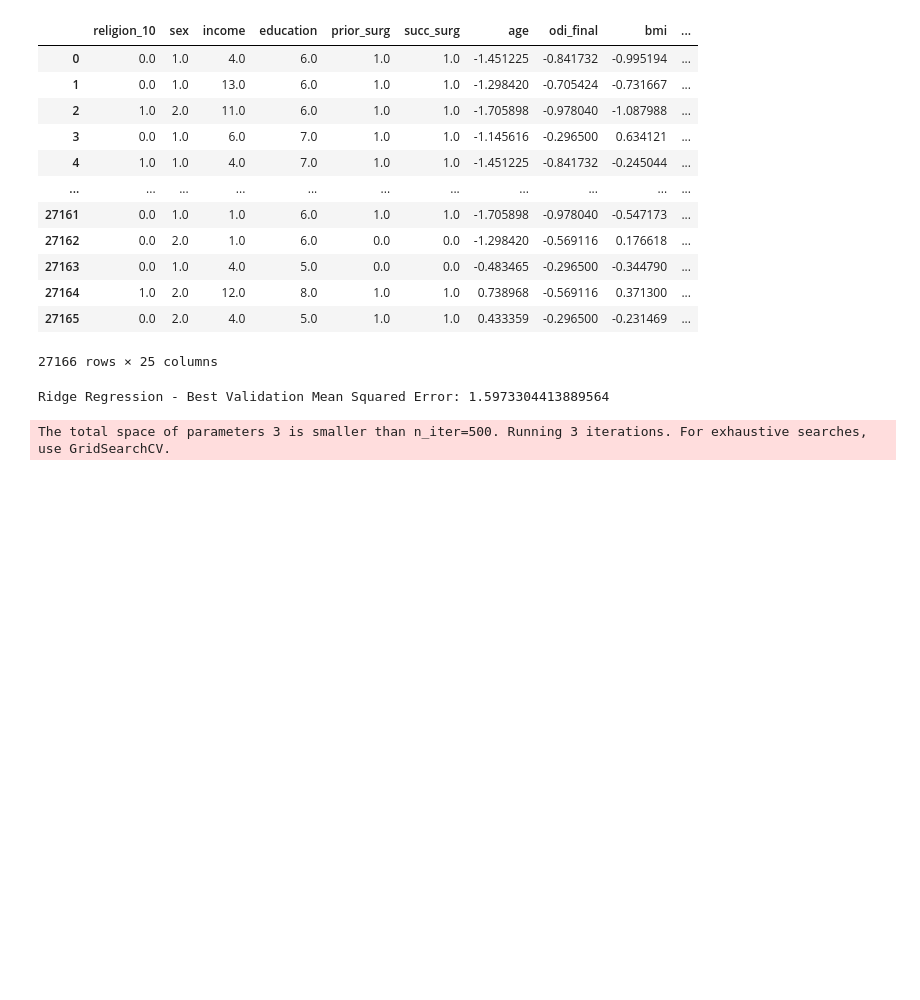
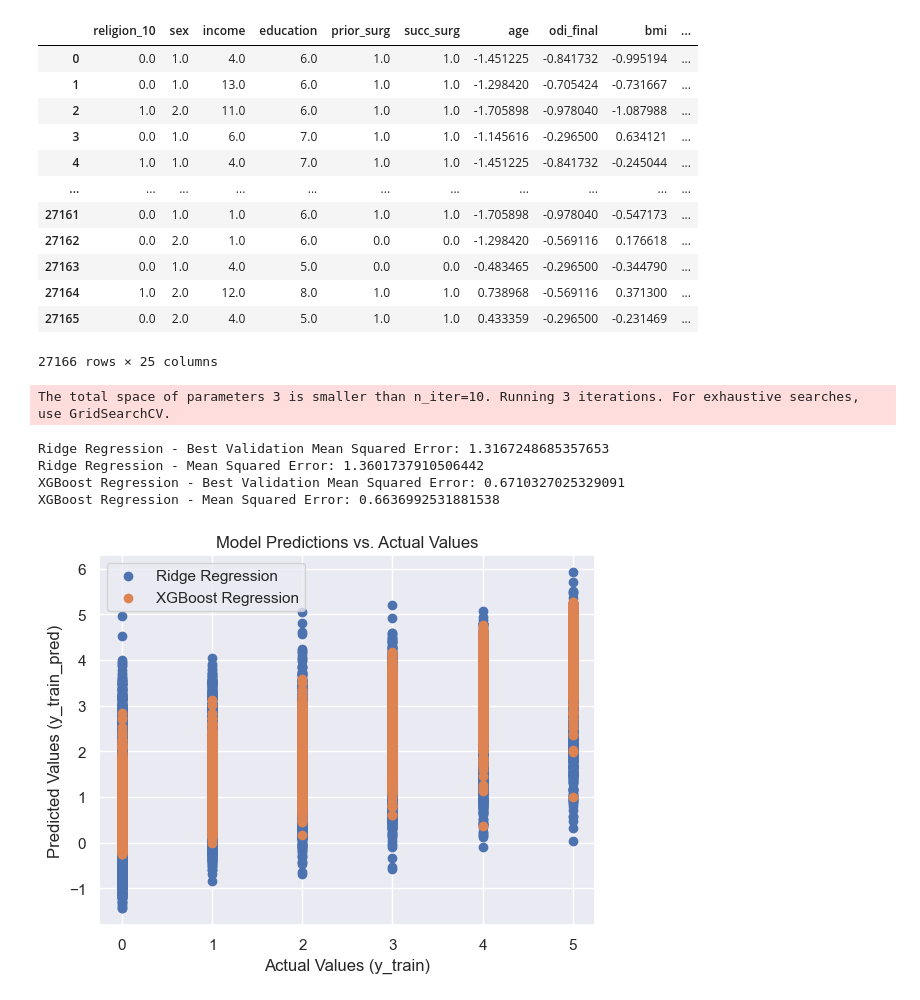
Before and after one commit to evanyfyip/vm-spinal-risk, a Jupyter notebook: vm-spinal-risk/notebooks/step2_ml_pipeline_choice_model.ipynb, the cells around one changed output. Saved outputs shown, nothing was run; the diff lists cells and outputs as text; code cells hidden in the pictures; blank space fills up the shorter version.

Commit message:
Updated ML choice model

```diff
--- a/vm-spinal-risk/notebooks/step2_ml_pipeline_choice_model.ipynb
+++ b/vm-spinal-risk/notebooks/step2_ml_pipeline_choice_model.ipynb
@@ -127,9 +128,9 @@ X_train, X_test, y_train, y_test = train_test_split(X, y, test_size=0.2, random_
 # %%
 # Define models
 models = {
-    # 'Ridge Regression': Ridge(),
-    'Random Forest Regression': RandomForestRegressor(),
-    # 'XGBoost Regression': XGBRegressor(),
+    'Ridge Regression': Ridge(),
+    # 'Random Forest Regression': RandomForestRegressor(),
+    'XGBoost Regression': XGBRegressor()
     # 'SVM Regression': SVR()
 }
 
@@ -137,7 +138,7 @@ models = {
 param_grids = {
     'Random Forest Regression': {
         'n_estimators': [100, 200, 300],
-        'max_depth': [None, 10, 20],
+        'max_depth': [5, 10, 20],
         'min_samples_split': [2, 5, 10]
     },
     'XGBoost Regression': {
@@ -159,23 +160,28 @@ param_grids = {
     }
 }
 SEARCH_METHOD = 'random'
+degree = 2
+
 # Perform hyperparameter tuning and model training
 predictions = {}
 train_predictions = {}
 best_models = {}
+best_params = {}
 for model_name, model in models.items():
     if model_name in param_grids:
         if SEARCH_METHOD == 'grid':
             # Perform hyperparameter tuning
             grid_search = GridSearchCV(model, param_grids[model_name], cv=6, scoring='neg_mean_squared_error')
             pipeline = Pipeline([
+                ('poly', PolynomialFeatures(degree=degree)),
                 ('grid_search', grid_search)
             ])
         else:
             # Perform hyperparameter tuning using RandomizedSearchCV
-            randomized_search = RandomizedSearchCV(model, param_grids[model_name], n_iter=500,
-                                                   cv=10, scoring='neg_mean_squared_error', random_state=42)
+            randomized_search = RandomizedSearchCV(model, param_grids[model_name], n_iter=10, cv=10, n_jobs=-1,
+                                                   scoring='neg_mean_squared_error', random_state=42)
             pipeline = Pipeline([
+                ('poly', PolynomialFeatures(degree=degree)),
                 ('randomized_search', randomized_search)
             ])
     else:
@@ -183,25 +189,29 @@ for model_name, model in models.items():
         pipeline = Pipeline([
             ('model', model)
         ])
-
     pipeline.fit(X_train, y_train)
     y_train_pred = pipeline.predict(X_train)
 
     # Accessing the best validation score
     if SEARCH_METHOD == 'grid':
         best_validation_score = grid_search.best_score_
+        best_params[model_name] = grid_search.best_params_
     else:
         best_validation_score = randomized_search.best_score_
+        best_params[model_name] = randomized_search.best_params_
     best_validation_mse = abs(best_validation_score)  # Convert to positive MSE
 
     print(f'{model_name} - Best Validation Mean Squared Error: {best_validation_mse}')
 
-    # y_pred = pipeline.predict(X_test)
-    # mse = mean_squared_error(y_test, y_pred)
-    # print(f'{model_name} - Mean Squared Error: {mse}')
-    # predictions[model_name] = y_pred
+    y_pred = pipeline.predict(X_test)
+    mse = mean_squared_error(y_test, y_pred)
+    print(f'{model_name} - Mean Squared Error: {mse}')
+    predictions[model_name] = y_pred
     train_predictions[model_name] = y_train_pred
     best_models[model_name] = pipeline
 # %% [output]
-Ridge Regression - Best Validation Mean Squared Error: 1.5973304413889564
+The total space of parameters 3 is smaller than n_iter=10. Running 3 iterations. For exhaustive searches, use GridSearchCV.
-The total space of parameters 3 is smaller than n_iter=500. Running 3 iterations. For exhaustive searches, use GridSearchCV.
+Ridge Regression - Best Validation Mean Squared Error: 1.3167248685357653
+Ridge Regression - Mean Squared Error: 1.3601737910506442
+XGBoost Regression - Best Validation Mean Squared Error: 0.6710327025329091
+XGBoost Regression - Mean Squared Error: 0.6636992531881538
@@ -227,15 +218,15 @@ best_models['XGBoost Regression'].named_steps['randomized_search'].best_estimato
 # %%
 for model_name, y_train_pred in train_predictions.items():
     plt.scatter(y_train, y_train_pred, label=model_name)
 
 plt.xlabel('Actual Values (y_train)')
 plt.ylabel('Predicted Values (y_train_pred)')
 plt.title('Model Predictions vs. Actual Values')
 plt.legend()
 plt.grid(True)
-plt.xlim(0, 1)
-plt.ylim(0, 1)
 plt.show()
+# %% [output]
+[figure, added]
 # %%
 for model_name, y_pred in predictions.items():
     plt.scatter(y_test, y_pred, label=model_name)
```
Also changed, not shown: parts of 20 cells of this notebook.
